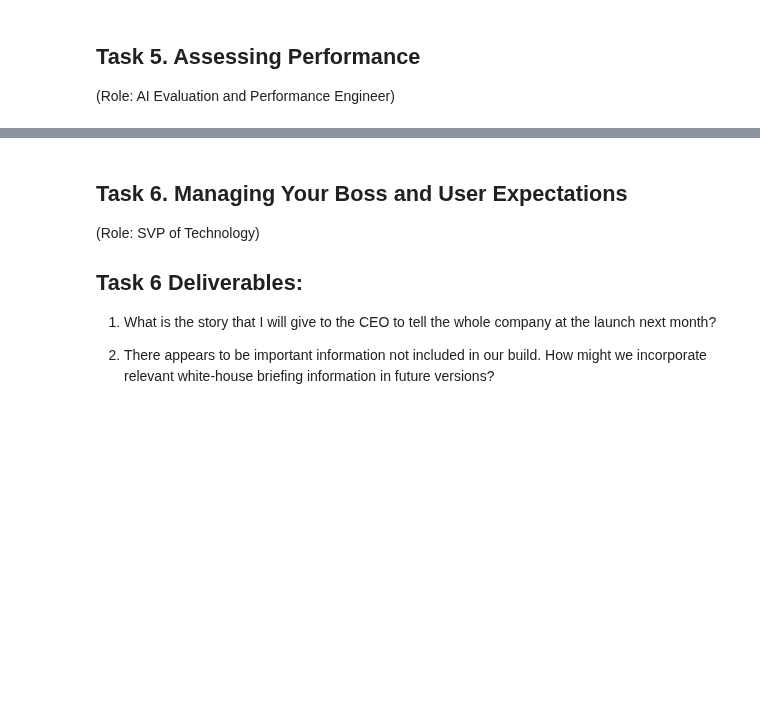
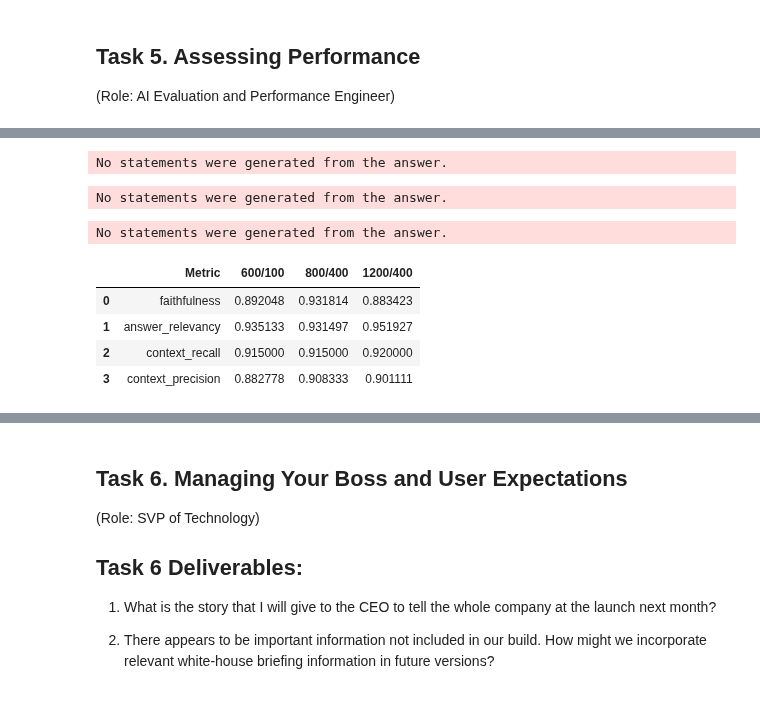
Before and after one commit to mdean77a/AIE4, a Jupyter notebook: Midterm/MidtermChallenge.ipynb, the cells around one changed output, grey strips where cells are left out. Saved outputs shown, nothing was run; the diff lists cells and outputs as text; code cells hidden in the pictures; blank space fills up the shorter version.

```diff
--- a/Midterm/MidtermChallenge.ipynb
+++ b/Midterm/MidtermChallenge.ipynb
@@ -326,0 +527,66 @@ I selected Snowflake/snowflake-arctic-embed-m because it improved dramatically i
+# %%
+## 800 with 400 overlap
+arctic_800_400_chunks_vectorstore = splitAndVectorize.createVectorstore(
+    one_document,
+    "arctic_800_400_chunk_collection",
+    chunk_size=800,
+    chunk_overlap=400,
+)
+arctic_800_400_chunk_retriever = arctic_800_400_chunks_vectorstore.as_retriever()
+
+arctic_800_400_chunk_chain = (
+    {"context": itemgetter("question") | arctic_800_400_chunk_retriever, "question": itemgetter("question")}
+    | RunnablePassthrough.assign(context=itemgetter("context"))
+    | {"response": rag_prompt | llm, "context": itemgetter("context")}
+)
+arctic_800_400_chunk_results = evaluateRAGAS.evaluateRAGAS(arctic_800_400_chunk_chain, test_questions, test_groundtruths)
+
+## 1200 with 400 overlap
+arctic_1200_400_chunks_vectorstore = splitAndVectorize.createVectorstore(
+    one_document,
+    "arctic_1200_400_chunk_collection",
+    chunk_size=1200,
+    chunk_overlap=400,
+)
+arctic_1200_400_chunk_retriever = arctic_1200_400_chunks_vectorstore.as_retriever()
+
+arctic_1200_400_chunk_chain = (
+    {"context": itemgetter("question") | arctic_1200_400_chunk_retriever, "question": itemgetter("question")}
+    | RunnablePassthrough.assign(context=itemgetter("context"))
+    | {"response": rag_prompt | llm, "context": itemgetter("context")}
+)
+arctic_1200_400_chunk_results = evaluateRAGAS.evaluateRAGAS(arctic_1200_400_chunk_chain, test_questions, test_groundtruths)
+
+# 600 with 100 overlap
+arctic_600_100_chunks_vectorstore = splitAndVectorize.createVectorstore(
+    one_document,
+    "arctic_600_100_chunk_collection",
+    chunk_size=600,
+    chunk_overlap=100,
+)
+arctic_600_100_chunk_retriever = arctic_600_100_chunks_vectorstore.as_retriever()
+
+arctic_600_100_chunk_chain = (
+    {"context": itemgetter("question") | arctic_600_100_chunk_retriever, "question": itemgetter("question")}
+    | RunnablePassthrough.assign(context=itemgetter("context"))
+    | {"response": rag_prompt | llm, "context": itemgetter("context")}
+)
+arctic_600_100_chunk_results = evaluateRAGAS.evaluateRAGAS(arctic_600_100_chunk_chain, test_questions, test_groundtruths)
+
+# Make a table of results!
+df_600_100 = pd.DataFrame(list(arctic_600_100_chunk_results.items()), columns=['Metric', "600/100"])
+df_800_400 = pd.DataFrame(list(arctic_800_400_chunk_results.items()), columns=['Metric', '800/400'])
+df_1200_400 = pd.DataFrame(list(arctic_1200_400_chunk_results.items()), columns=['Metric', '1200/400'])
+
+df_merged = df_600_100.merge(df_800_400, on='Metric').merge(df_1200_400, on='Metric')
+
+df_merged
+# %% [output]
+No statements were generated from the answer.
+No statements were generated from the answer.
+No statements were generated from the answer.
+|  | Metric | 600/100 | 800/400 | 1200/400 |
+| 0 | faithfulness | 0.892048 | 0.931814 | 0.883423 |
+| 1 | answer_relevancy | 0.935133 | 0.931497 | 0.951927 |
+| 2 | context_recall | 0.915000 | 0.915000 | 0.920000 |
+| 3 | context_precision | 0.882778 | 0.908333 | 0.901111 |
```
Also changed, not shown: parts of 16 cells of this notebook, 1 other file.
